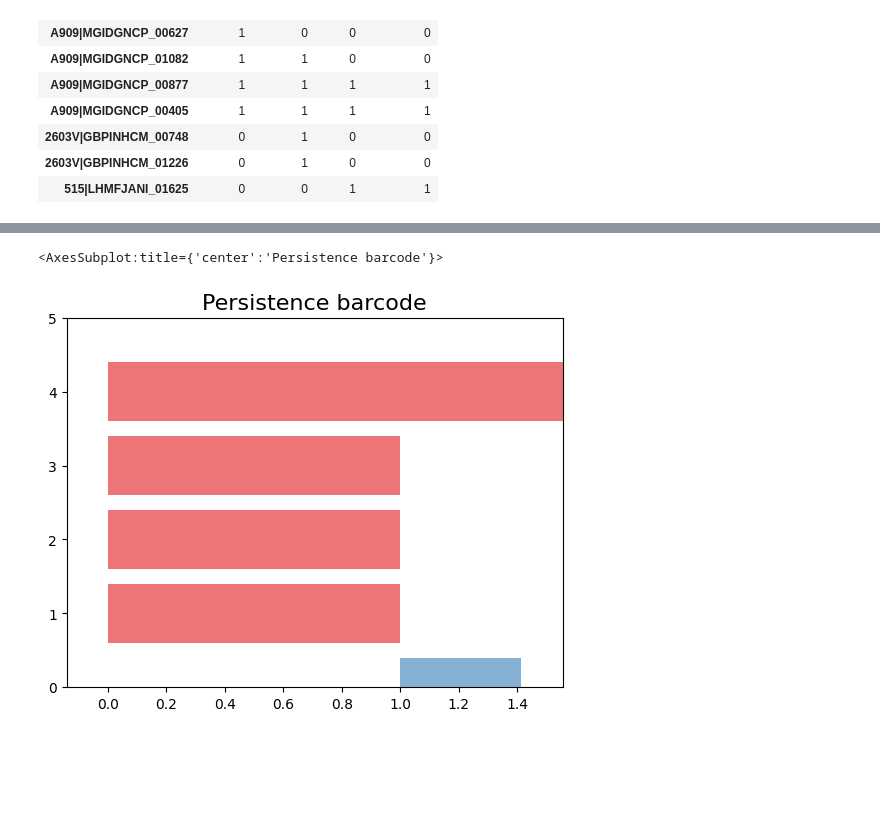
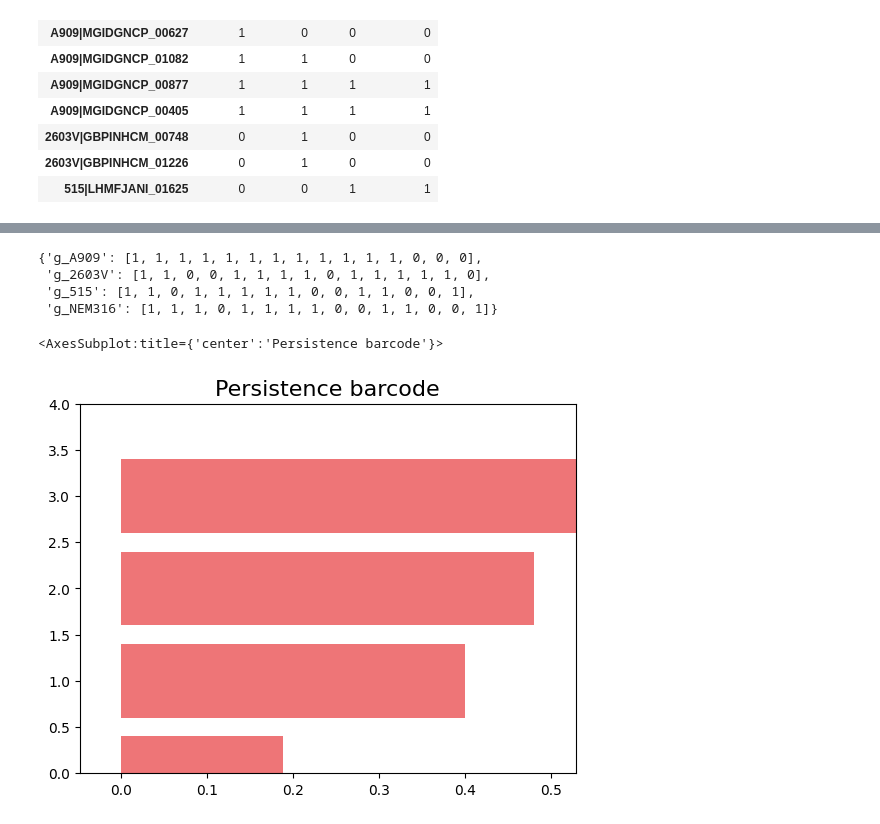
Before and after one commit to shadayguerrero/TDA-Metaganomas, a Jupyter notebook: examples-TDA/tda_genes.ipynb, the cells around one changed output, grey strips where cells are left out. Drawn from its saved outputs; the diff is of its cells as text; code cells hidden in the pictures; blank space fills up the shorter version.

Commit message:
update TDA-genes

```diff
--- a/examples-TDA/tda_genes.ipynb
+++ b/examples-TDA/tda_genes.ipynb
@@ -36,5 +164,0 @@ c=[1,0,0,1]
-# %%
-df.loc['anti']=c
-# %%
-df=df.iloc[-2:]
-df
@@ -76,0 +207,11 @@ for interval in persistence:
+# %%
+#crear un diccionario de cada genoma convertivo a "0" y "1" de presencia y auscnia de genes
+genomas = {}
+for columna in df.columns:
+    genomas[columna] = list(np.array(df[columna]))
+genomas
+# %% [output]
+{'g_A909': [1, 1, 1, 1, 1, 1, 1, 1, 1, 1, 1, 1, 0, 0, 0],
+ 'g_2603V': [1, 1, 0, 0, 1, 1, 1, 1, 0, 1, 1, 1, 1, 1, 0],
+ 'g_515': [1, 1, 0, 1, 1, 1, 1, 1, 0, 0, 1, 1, 0, 0, 1],
+ 'g_NEM316': [1, 1, 1, 0, 1, 1, 1, 1, 0, 0, 1, 1, 0, 0, 1]}
@@ -77,6 +224,9 @@ for interval in persistence:
+# %%
+matrix_dintancia_genes=distancia(df)
+persistence_genes=complejo(matrix_dintancia_genes)
 # %%
-gd.plot_persistence_barcode(persistence)
+gd.plot_persistence_barcode(persistence_genes)
 # %% [output]
 <AxesSubplot:title={'center':'Persistence barcode'}>
-[figure, old version]
+[figure, new version]
 # %%
```
Also changed, not shown: parts of 39 cells of this notebook, 5 other files.
